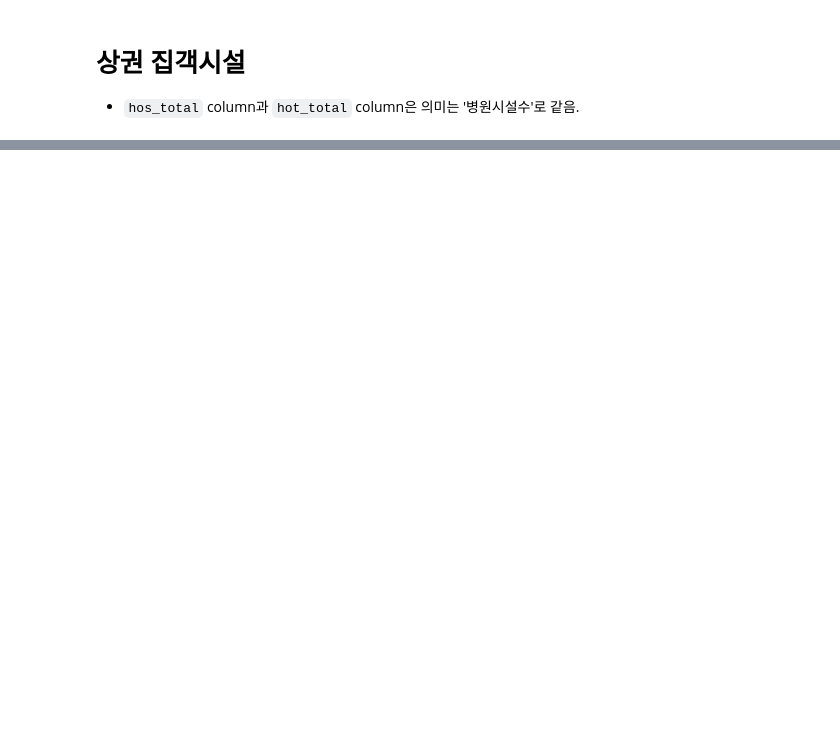
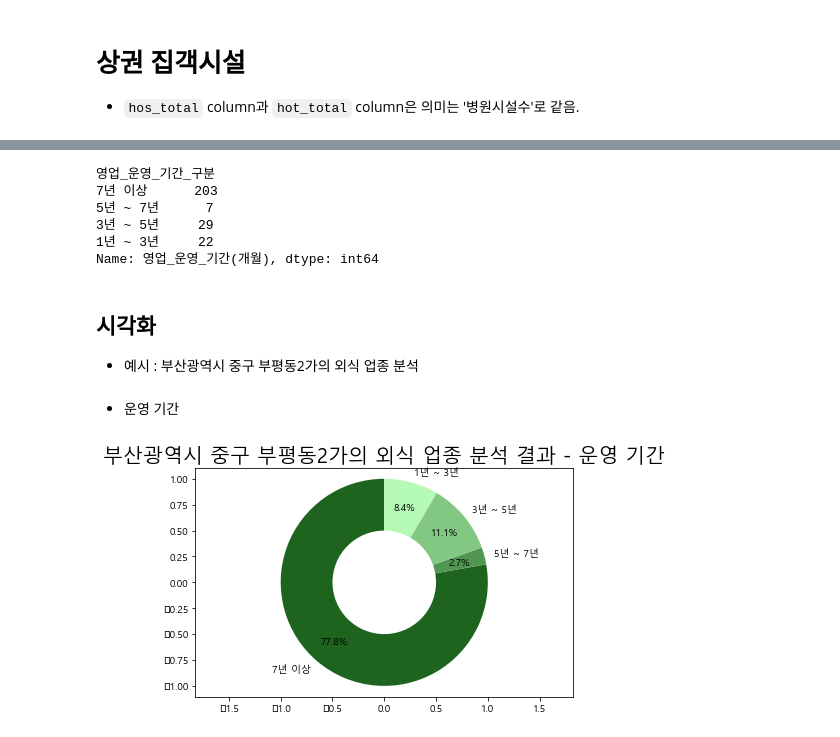
Before and after one commit to yongchoooon/nadosajang, a Jupyter notebook: SangGwon.ipynb, the cells around one changed output, grey strips where cells are left out. Cells and saved outputs as stored; diff of their text form; code cells hidden in the pictures; blank space fills up the shorter version.

```diff
--- a/SangGwon.ipynb
+++ b/SangGwon.ipynb
@@ -85,0 +389,4 @@ df_af.head(5)
+# %%
+df_sh["영업_운영_기간"] = (pd.datetime.now() - df_sh["개업_일"]).dt.days
+df_sh["폐업_운영_기간"] = (df_sh["폐업_일"] - df_sh["개업_일"]).dt.days
+df_sh
@@ -85,0 +414,6 @@ df_af.head(5)
+# %%
+for gu in df_sh["지역구"].unique():
+  print(f"- {gu} :", end = " ")
+  for dong in df_sh[df_sh["지역구"] == gu]["읍면동"].unique():
+    print(f"{dong}", end = " ")
+  print(" ")
@@ -85,0 +437,8 @@ df_af.head(5)
+# %%
+def getDFStatusDong(status, gu, dong, upjong):
+  temp_df = df_sh[(df_sh["상태_명"] == status) &
+                  (df_sh["지역구"] == gu) &
+                  (df_sh["읍면동"] == dong) &
+                  (df_sh["대분류"] == upjong)]
+
+  return temp_df
@@ -85,0 +566,19 @@ df_af.head(5)
+# %%
+df_sh_bupyeong2ga_opened = getDFStatusDong(status = "영업", gu = "중구", dong = "부평동2가", upjong = "외식")
+df_sh_bupyeong2ga_opened_section = getDFPeriodSection_New(status = "영업", df = df_sh_bupyeong2ga_opened)
+
+df_bupyeong2ga_opened_for_viz = df_sh_bupyeong2ga_opened_section.groupby(["영업_운영_기간_구분"])["영업_운영_기간(개월)"].count()
+df_bupyeong2ga_opened_for_viz = df_bupyeong2ga_opened_for_viz.reindex(index = ["7년 이상", "5년 ~ 7년", "3년 ~ 5년", "1년 ~ 3년"])
+df_bupyeong2ga_opened_for_viz
+# %% [output]
+영업_운영_기간_구분
+7년 이상      203
+5년 ~ 7년      7
+3년 ~ 5년     29
+1년 ~ 3년     22
+Name: 영업_운영_기간(개월), dtype: int64
+# %% [markdown]
+## 시각화
+  - 예시 : 부산광역시 중구 부평동2가의 외식 업종 분석
+# %% [markdown]
+- 운영 기간
@@ -85,0 +594,19 @@ df_af.head(5)
+# %%
+# Pie Chart
+
+labels = df_bupyeong2ga_opened_for_viz.index
+sizes = df_bupyeong2ga_opened_for_viz.values
+colors = ["#1e641e", "#509650", "#82c882","#b4fab4"]
+
+plt.pie(sizes, labels = labels, colors = colors, autopct = '%1.1f%%', startangle = 90,frame = True, pctdistance = 0.75)
+
+centre_circle = plt.Circle((0,0),0.50,fc='white')
+fig = plt.gcf()
+fig.gca().add_artist(centre_circle)
+
+plt.title("부산광역시 중구 부평동2가의 외식 업종 분석 결과 - 운영 기간")
+plt.axis('equal')
+plt.tight_layout()
+plt.show()
+# %% [output]
+[figure, added]
```
Also changed, not shown: parts of 66 cells of this notebook, 4 other files.
